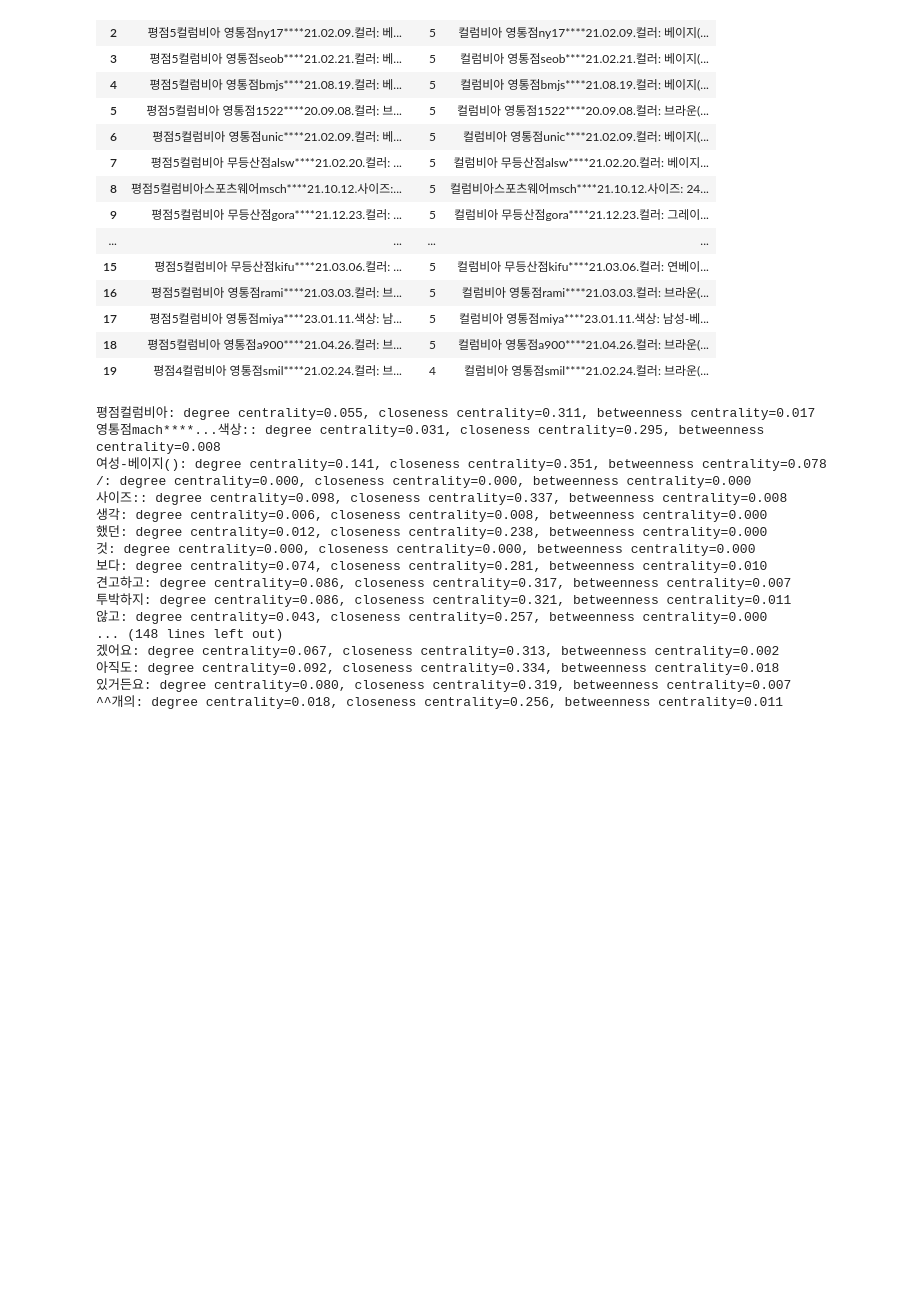
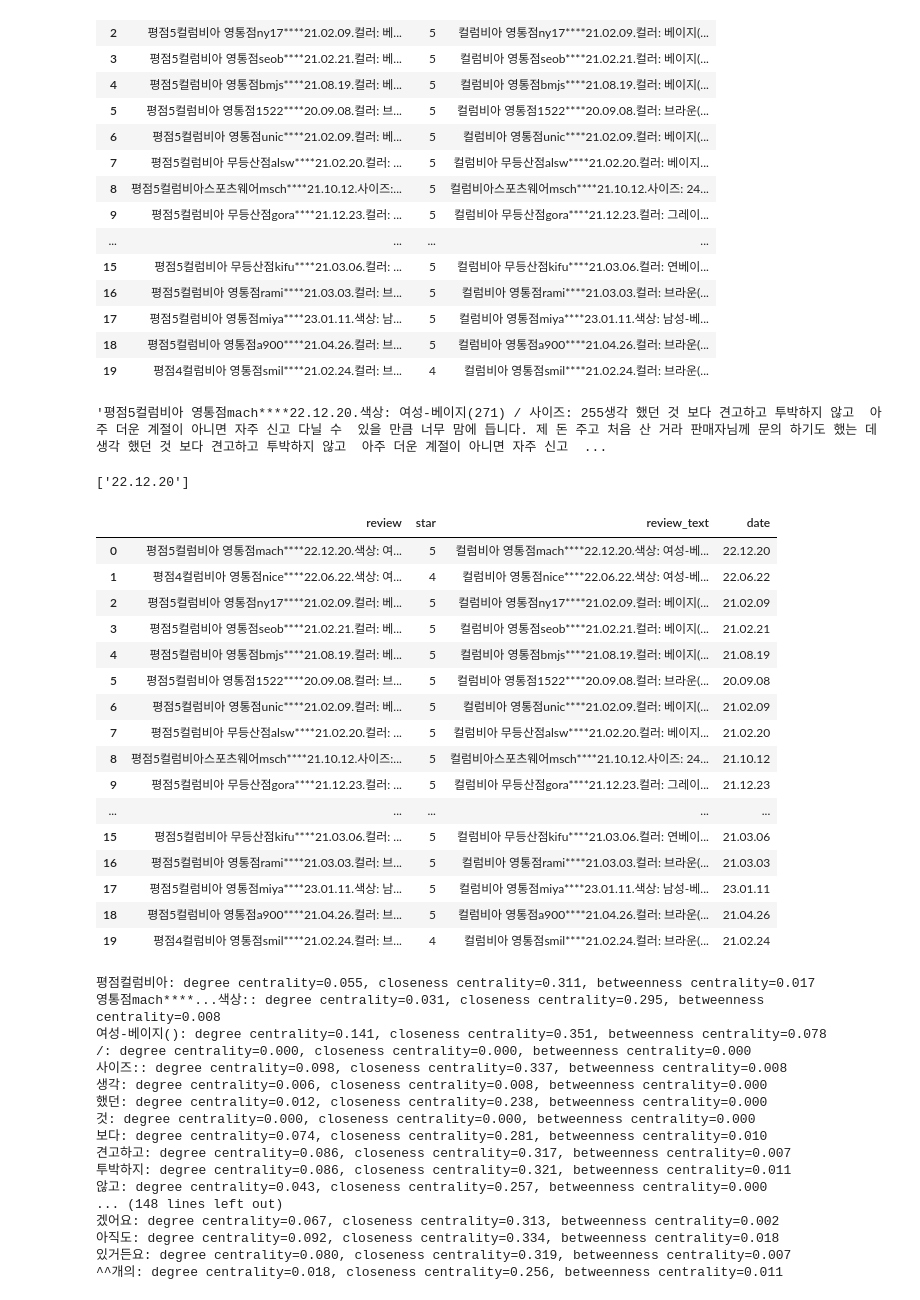
Before and after one commit to corazzon/web_scraping, a Jupyter notebook: naver-shopping/naver-shopping-review.ipynb, the cells around one changed output. Saved outputs shown, nothing was run; the diff lists cells and outputs as text; code cells hidden in the pictures; blank space fills up the shorter version.

Commit message:
find date

```diff
--- a/naver-shopping/naver-shopping-review.ipynb
+++ b/naver-shopping/naver-shopping-review.ipynb
@@ -54,4 +57,38 @@ df
 | 17 | 평점5컬럼비아 영통점miya****23.01.11.색상: 남... | 5 | 컬럼비아 영통점miya****23.01.11.색상: 남성-베... |
 | 18 | 평점5컬럼비아 영통점a900****21.04.26.컬러: 브... | 5 | 컬럼비아 영통점a900****21.04.26.컬러: 브라운(... |
 | 19 | 평점4컬럼비아 영통점smil****21.02.24.컬러: 브... | 4 | 컬럼비아 영통점smil****21.02.24.컬러: 브라운(... |
+# %%
+df["review"].iloc[0]
+# %% [output]
+'평점5컬럼비아 영통점mach****22.12.20.색상: 여성-베이지(271) / 사이즈: 255생각 했던 것 보다 견고하고 투박하지 않고  아주 더운 계절이 아니면 자주 신고 다닐 수  있을 만큼 너무 맘에 듭니다. 제 돈 주고 처음 산 거라 판매자님께 문의 하기도 했는 데생각 했던 것 보다 견고하고 투박하지 않고  아주 더운 계절이 아니면 자주 신고  ...
+# %%
+text = "컬럼비아 영통점mach****22.12.20.색상: 여성-베이지(271) / 사이즈: 255생각 했던 것 보다 견고하고 투박하지 않고  아주 더운 계절이 아니면 자주 신고 다닐 수  있을 만큼 너무 맘에 듭니다. 제 돈 주고 처음 산 거라 판매자님께 문의 하기도 했는 데생각 했던 것 보다 견고하고 투박하지 않고  아주 더운 계절이 아니면 자주 신고 다닐 수  있을 만큼 너무 맘에 듭니다."
+
+pattern = r"\d{2}\.\d{2}\.\d{2}"
+matches = re.findall(pattern, text)
+
+print(matches)
+# %% [output]
+['22.12.20']
+# %%
+df["date"] = df["review"].map(lambda x : re.findall(r"\d{2}\.\d{2}\.\d{2}", x)[0])
+df
+# %% [output]
+|  | review | star | review_text | date |
+| 0 | 평점5컬럼비아 영통점mach****22.12.20.색상: 여... | 5 | 컬럼비아 영통점mach****22.12.20.색상: 여성-베... | 22.12.20 |
+| 1 | 평점4컬럼비아 영통점nice****22.06.22.색상: 여... | 4 | 컬럼비아 영통점nice****22.06.22.색상: 여성-베... | 22.06.22 |
+| 2 | 평점5컬럼비아 영통점ny17****21.02.09.컬러: 베... | 5 | 컬럼비아 영통점ny17****21.02.09.컬러: 베이지(... | 21.02.09 |
+| 3 | 평점5컬럼비아 영통점seob****21.02.21.컬러: 베... | 5 | 컬럼비아 영통점seob****21.02.21.컬러: 베이지(... | 21.02.21 |
+| 4 | 평점5컬럼비아 영통점bmjs****21.08.19.컬러: 베... | 5 | 컬럼비아 영통점bmjs****21.08.19.컬러: 베이지(... | 21.08.19 |
+| 5 | 평점5컬럼비아 영통점1522****20.09.08.컬러: 브... | 5 | 컬럼비아 영통점1522****20.09.08.컬러: 브라운(... | 20.09.08 |
+| 6 | 평점5컬럼비아 영통점unic****21.02.09.컬러: 베... | 5 | 컬럼비아 영통점unic****21.02.09.컬러: 베이지(... | 21.02.09 |
+| 7 | 평점5컬럼비아 무등산점alsw****21.02.20.컬러: ... | 5 | 컬럼비아 무등산점alsw****21.02.20.컬러: 베이지... | 21.02.20 |
+| 8 | 평점5컬럼비아스포츠웨어msch****21.10.12.사이즈:... | 5 | 컬럼비아스포츠웨어msch****21.10.12.사이즈: 24... | 21.10.12 |
+| 9 | 평점5컬럼비아 무등산점gora****21.12.23.컬러: ... | 5 | 컬럼비아 무등산점gora****21.12.23.컬러: 그레이... | 21.12.23 |
+| ... | ... | ... | ... | ... |
+| 15 | 평점5컬럼비아 무등산점kifu****21.03.06.컬러: ... | 5 | 컬럼비아 무등산점kifu****21.03.06.컬러: 연베이... | 21.03.06 |
+| 16 | 평점5컬럼비아 영통점rami****21.03.03.컬러: 브... | 5 | 컬럼비아 영통점rami****21.03.03.컬러: 브라운(... | 21.03.03 |
+| 17 | 평점5컬럼비아 영통점miya****23.01.11.색상: 남... | 5 | 컬럼비아 영통점miya****23.01.11.색상: 남성-베... | 23.01.11 |
+| 18 | 평점5컬럼비아 영통점a900****21.04.26.컬러: 브... | 5 | 컬럼비아 영통점a900****21.04.26.컬러: 브라운(... | 21.04.26 |
+| 19 | 평점4컬럼비아 영통점smil****21.02.24.컬러: 브... | 4 | 컬럼비아 영통점smil****21.02.24.컬러: 브라운(... | 21.02.24 |
 # %%
```
Also changed, not shown: parts of 2 cells of this notebook.
